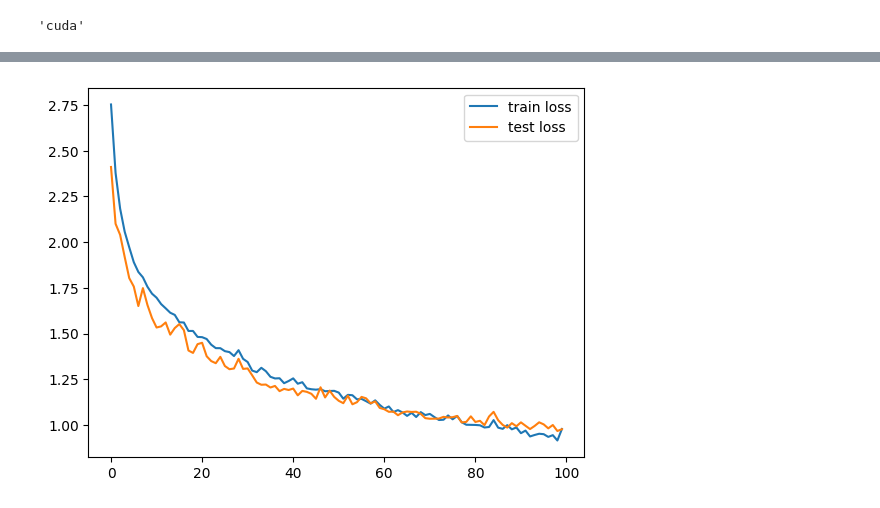
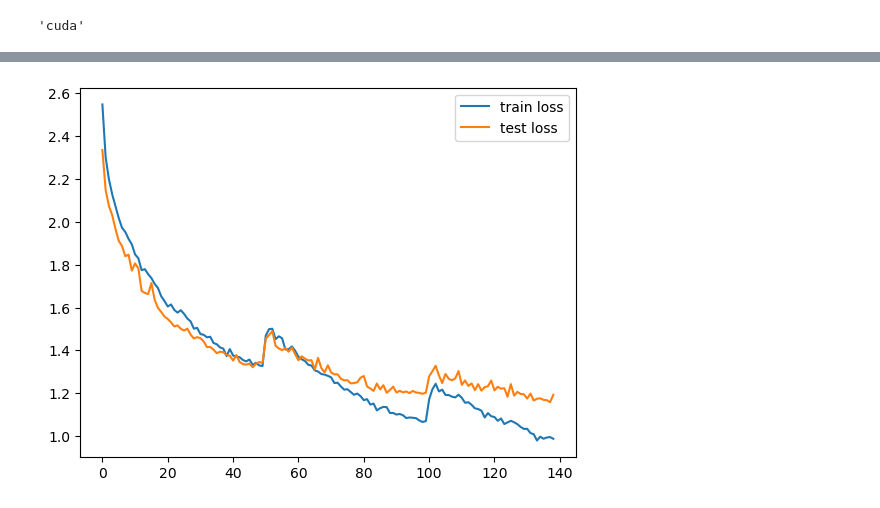
Before and after one commit to linximiao/ml, a Jupyter notebook: 1.ipynb, the cells around one changed output, grey strips where cells are left out. Saved outputs shown, nothing was run; the diff lists cells and outputs as text; code cells hidden in the pictures.

```diff
--- a/1.ipynb
+++ b/1.ipynb
@@ -29,7 +27,7 @@ for i,t in enumerate(f):
         image=image.resize((224,224))
         if image.mode != 'RGB':
             image = image.convert('RGB')
-        x.append(np.array(image))
+        x.append(np.array(image, dtype=np.uint8))
         y.append(i)
 # %%
 class CustomDataset(Dataset):
@@ -100,13 +134,15 @@ def calculate_accuracy(y_pred: torch.Tensor, y_true: torch.Tensor) -> float:
     accuracy = correct / y_true.shape[0]
     return accuracy.item() * 100
 # %%
-def train(net:nn.Module, lr=1e-4, epochs=100, is_half=True):
-    criterion = nn.CrossEntropyLoss()  # 交叉熵损失
-    optimizer = torch.optim.AdamW(net.parameters(), lr=lr, weight_decay=1e-5)  # 带L2正则化的Adam
-    scheduler = torch.optim.lr_scheduler.StepLR(optimizer, step_size=30, gamma=0.5)
-    scaler = torch.cuda.amp.GradScaler()
+def train(net:nn.Module, lr=1e-3, epochs=300, device='cuda', is_half=True, early_stop=True, patience=10):
+    criterion = nn.CrossEntropyLoss(label_smoothing=0.1)  # 交叉熵损失
+    optimizer = torch.optim.AdamW(net.parameters(), lr=lr, weight_decay=1e-3, betas=(0.99, 0.9999))  # 带L2正则化的Adam
+    scheduler = torch.optim.lr_scheduler.CosineAnnealingWarmRestarts(optimizer, T_0=50, T_mult=1, eta_min=1e-4)
+    scaler = torch.amp.GradScaler(device=device)
     train_loss_list=[]
     test_loss_list=[]
+    if early_stop:
+        patien = patience
 
     plt.ion()
     for epoch in range(epochs):
@@ -116,23 +152,20 @@ def train(net:nn.Module, lr=1e-4, epochs=100, is_half=True):
         for i, j in train_iter:
             i,j=i.to(device),j.to(device)
             optimizer.zero_grad()
-            # 前向传播
             if is_half:
-                with torch.cuda.amp.autocast():
+                with torch.amp.autocast(device_type=device):
                     p = net(i)
                     loss = criterion(p, j)
-
-                # 反向传播和优化
                 scaler.scale(loss).backward()
                 scaler.unscale_(optimizer)
-                torch.nn.utils.clip_grad_norm_(net.parameters(), max_norm=1.0)
+                torch.nn.utils.clip_grad_norm_(net.parameters(), max_norm=100.0)
                 scaler.step(optimizer)
                 scaler.update()
             else:
                 p=net(i)
                 loss=criterion(p,j)
                 loss.backward()
-                torch.nn.utils.clip_grad_norm_(net.parameters(), max_norm=1.0)
+                torch.nn.utils.clip_grad_norm_(net.parameters(), max_norm=100.0)
                 optimizer.step()
 
             train_loss += loss.item()
@@ -149,7 +182,7 @@ def train(net:nn.Module, lr=1e-4, epochs=100, is_half=True):
             for i,j in test_iter:
                 i,j=i.to(device),j.to(device)
                 if is_half:
-                    with torch.cuda.amp.autocast():
+                    with torch.amp.autocast(device_type=device):
                         p = net(i)
                 else:
                     p=net(i)
@@ -171,6 +204,15 @@ def train(net:nn.Module, lr=1e-4, epochs=100, is_half=True):
         plt.legend()
         plt.pause(0.01)
         display.clear_output(wait=True)
+
+        if early_stop:
+            if patien == 0:
+                break
+            elif test_acc+5 < train_acc:
+                patien -= 1
+            else:
+                patien = patience
+
     plt.ioff()
     plt.plot(range(len(train_loss_list)),train_loss_list,label='train loss')
     plt.plot(range(len(test_loss_list)),test_loss_list,label='test loss')
@@ -265,8 +282,8 @@ class CNN(nn.Module):
 # %%
 clear()
 net=CNN(18).to(device)
 net.apply(weights_init)
 net=train(net)
-#torch.save(net,'CNN.pth')
+torch.save(net,'CNN.pth')
 # %% [output]
-[figure, old version]
+[figure, new version]
```
Also changed, not shown: parts of 19 cells of this notebook.
